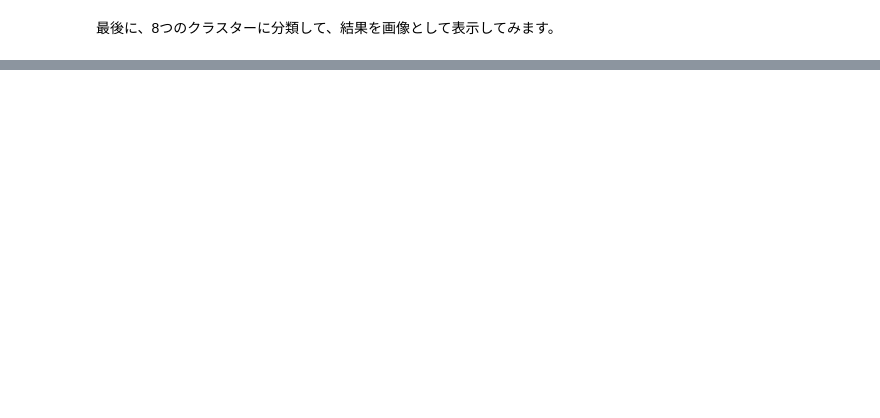
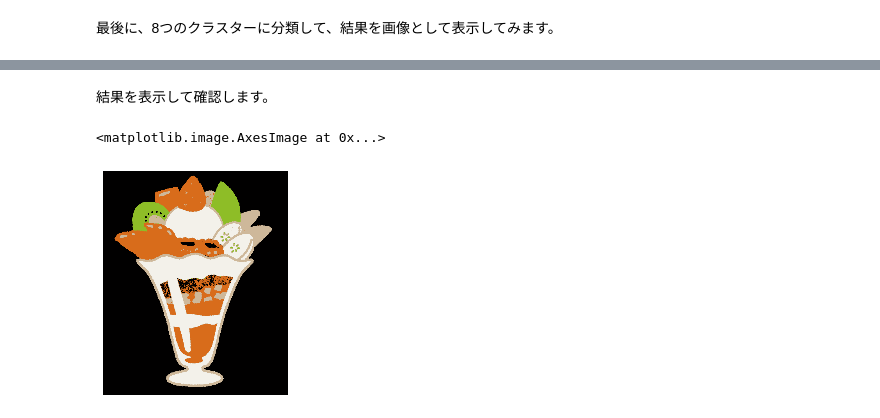
Before and after one commit to enakai00/jupyter_ml4se, a Jupyter notebook: 06-k_means.ipynb, the cells around one changed output, grey strips where cells are left out. Saved outputs shown, nothing was run; the diff lists cells and outputs as text; code cells hidden in the pictures; blank space fills up the shorter version.

```diff
--- a/06-k_means.ipynb
+++ b/06-k_means.ipynb
@@ -218,0 +246,3 @@ subplot.imshow(im)
+# %%
+pixels = list(im.convert('RGB').getdata())
+result = run_kmeans(pixels, 5)
@@ -218,0 +267,12 @@ subplot.imshow(im)
+# %% [markdown]
+結果を表示して確認します。
+# %%
+im.putdata(result)
+fig = plt.figure()
+subplot = fig.add_subplot(1,1,1)
+subplot.set_xticks([])
+subplot.set_yticks([])
+subplot.imshow(im)
+# %% [output]
+<matplotlib.image.AxesImage at 0x...>
+[figure, added]
```
Also changed, not shown: parts of 15 cells of this notebook, 10 other files.
